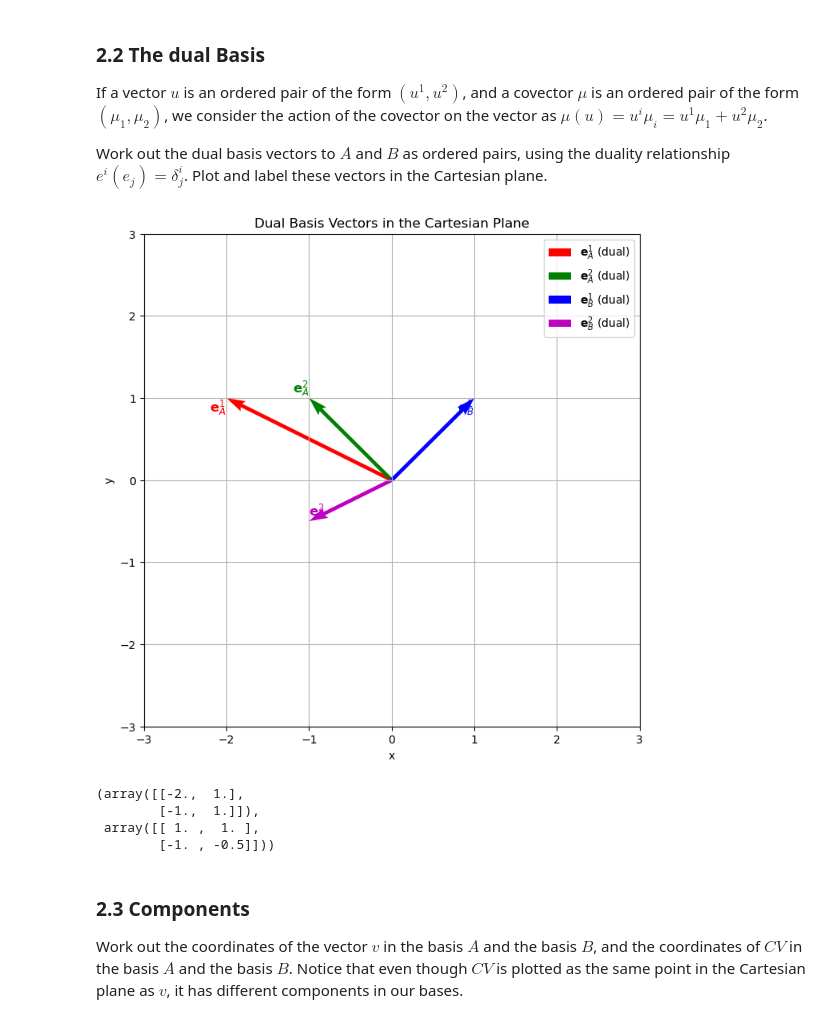
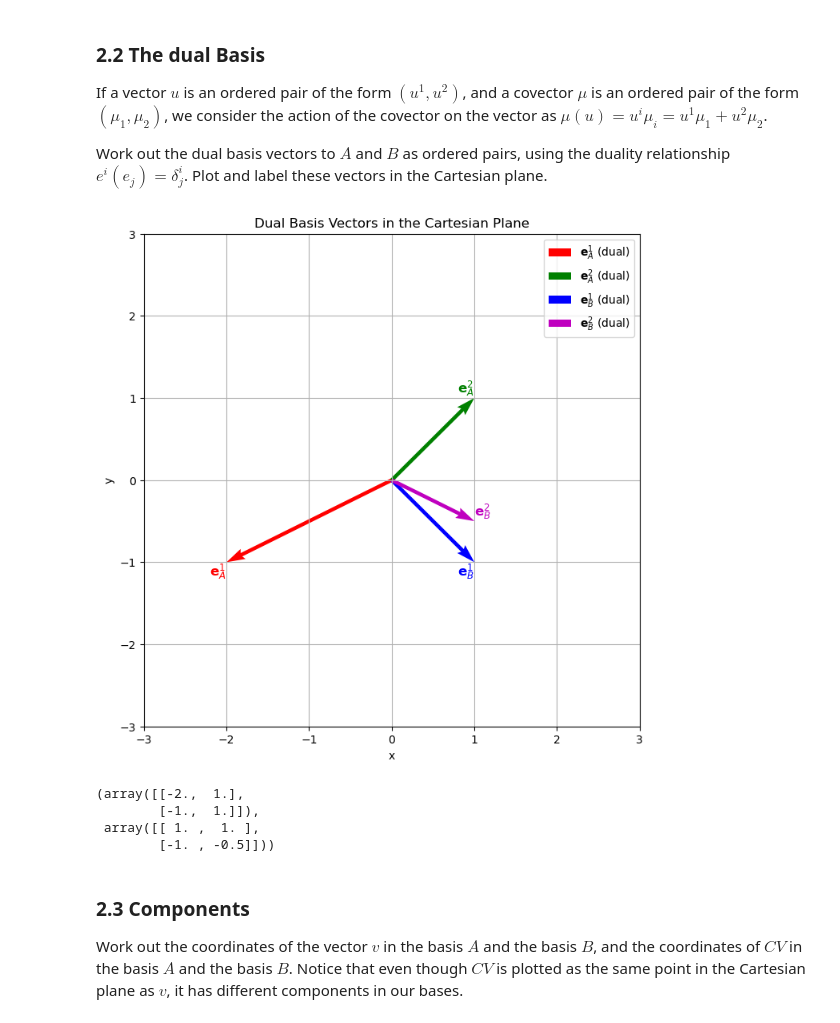
Before and after one commit to Simonlee711/UCLA-Grad-Courses, a Jupyter notebook: BIOMATH208/hw1/hw1.ipynb, the cells around one changed output. Saved outputs shown, nothing was run; the diff lists cells and outputs as text; code cells hidden in the pictures.

```diff
--- a/BIOMATH208/hw1/hw1.ipynb
+++ b/BIOMATH208/hw1/hw1.ipynb
@@ -248,42 +264,42 @@ basis_A = np.array([eA_1, eA_2])
 basis_B = np.array([eB_1, eB_2])
 
 # Calculate the inverse of the basis matrices to get the dual bases
-dual_A = np.linalg.inv(basis_A).T  # Transpose to get row vectors (covectors)
-dual_B = np.linalg.inv(basis_B).T
+dual_A = np.linalg.inv(basis_A)  # Transpose to get row vectors (covectors)
+dual_B = np.linalg.inv(basis_B)
 
 # Plot the dual basis vectors
 plt.figure(figsize=(8, 8))
 plt.quiver(0, 0, dual_A[0, 0], dual_A[1, 0], angles='xy', scale_units='xy', scale=1, color='r', label=r'$\mathbf{e}_{A}^1$ (dual)')
 plt.quiver(0, 0, dual_A[0, 1], dual_A[1, 1], angles='xy', scale_units='xy', scale=1, color='g', label=r'$\mathbf{e}_{A}^2$ (dual)')
 plt.quiver(0, 0, dual_B[0, 0], dual_B[1, 0], angles='xy', scale_units='xy', scale=1, color='b', label=r'$\mathbf{e}_{B}^1$ (dual)')
 plt.quiver(0, 0, dual_B[0, 1], dual_B[1, 1], angles='xy', scale_units='xy', scale=1, color='m',  label=r'$\mathbf{e}_{B}^2$ (dual)')
 
 # Add labels for ONLY the dual basis vectors
 plt.text(dual_A[0, 0], dual_A[1, 0], r'$\mathbf{e}_{A}^1$', color='r', fontsize=12, verticalalignment='top', horizontalalignment='right')
 plt.text(dual_A[0, 1], dual_A[1, 1], r'$\mathbf{e}_{A}^2$', color='g', fontsize=12, verticalalignment='bottom', horizontalalignment='right')
 plt.text(dual_B[0, 0], dual_B[1, 0], r'$\mathbf{e}_{B}^1$', color='b', fontsize=12, verticalalignment='top', horizontalalignment='right')
 plt.text(dual_B[0, 1], dual_B[1, 1], r'$\mathbf{e}_{B}^2$', color='m', fontsize=12, verticalalignment='bottom', horizontalalignment='left')
 
 
 # Set axis properties
 plt.xlim(-3, 3)
 plt.ylim(-3, 3)
 plt.xlabel('x')
 plt.ylabel('y')
 plt.title('Dual Basis Vectors in the Cartesian Plane')
 plt.legend()
 plt.grid(True)
 
 # Show the plot
 plt.show()
 
 # Return the dual bases as ordered pairs
-dual_A_pairs = dual_A.T  # Transpose back to get ordered pairs
-dual_B_pairs = dual_B.T  # Transpose back to get ordered pairs
+dual_A_pairs = dual_A  # Transpose back to get ordered pairs
+dual_B_pairs = dual_B  # Transpose back to get ordered pairs
 
 dual_A_pairs, dual_B_pairs
 # %% [output]
-[figure, old version]
+[figure, new version]
 (array([[-2.,  1.],
         [-1.,  1.]]),
  array([[ 1. ,  1. ],
```
Also changed, not shown: parts of 11 cells of this notebook, 3 other files.
